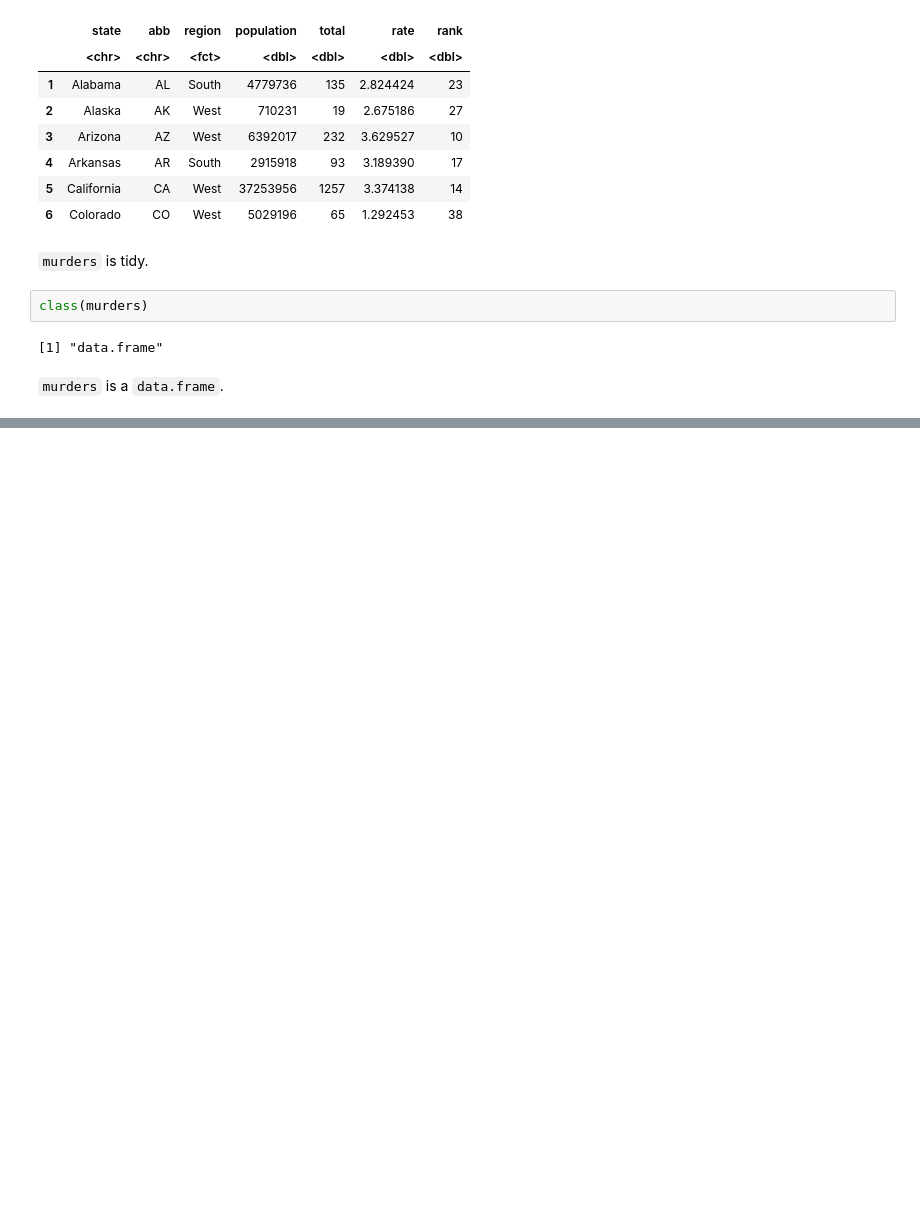
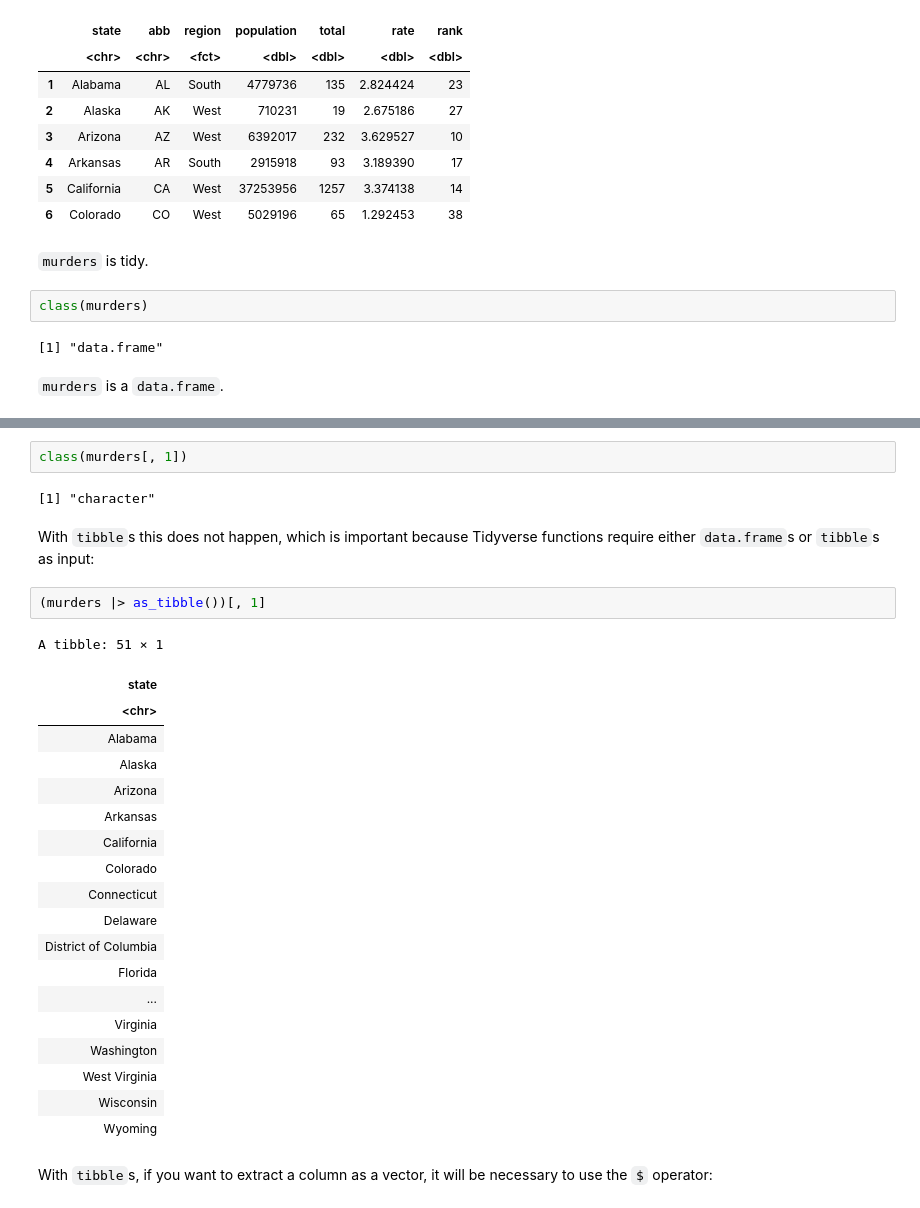
Before and after one commit to readyready15728/data-wrangling-and-visualization-with-r, a Jupyter notebook: 04_the_tidyverse/04_the_tidyverse.ipynb, the cells around one changed output, grey strips where cells are left out. Drawn from its saved outputs; the diff is of its cells as text; blank space fills up the shorter version.

```diff
--- a/04_the_tidyverse/04_the_tidyverse.ipynb
+++ b/04_the_tidyverse/04_the_tidyverse.ipynb
@@ -910,0 +1050,30 @@ class(murders)
+# %%
+class(murders[, 1])
+# %% [output]
+[1] "character"
+# %% [markdown]
+With `tibble`s this does not happen, which is important because Tidyverse functions require either `data.frame`s or `tibble`s as input:
+# %%
+(murders |> as_tibble())[, 1]
+# %% [output]
+A tibble: 51 × 1
+| state |
+| <chr> |
+| Alabama |
+| Alaska |
+| Arizona |
+| Arkansas |
+| California |
+| Colorado |
+| Connecticut |
+| Delaware |
+| District of Columbia |
+| Florida |
+| ... |
+| Virginia |
+| Washington |
+| West Virginia |
+| Wisconsin |
+| Wyoming |
+# %% [markdown]
+With `tibble`s, if you want to extract a column as a vector, it will be necessary to use the `$` operator:
```
Also changed, not shown: parts of 55 cells of this notebook.
